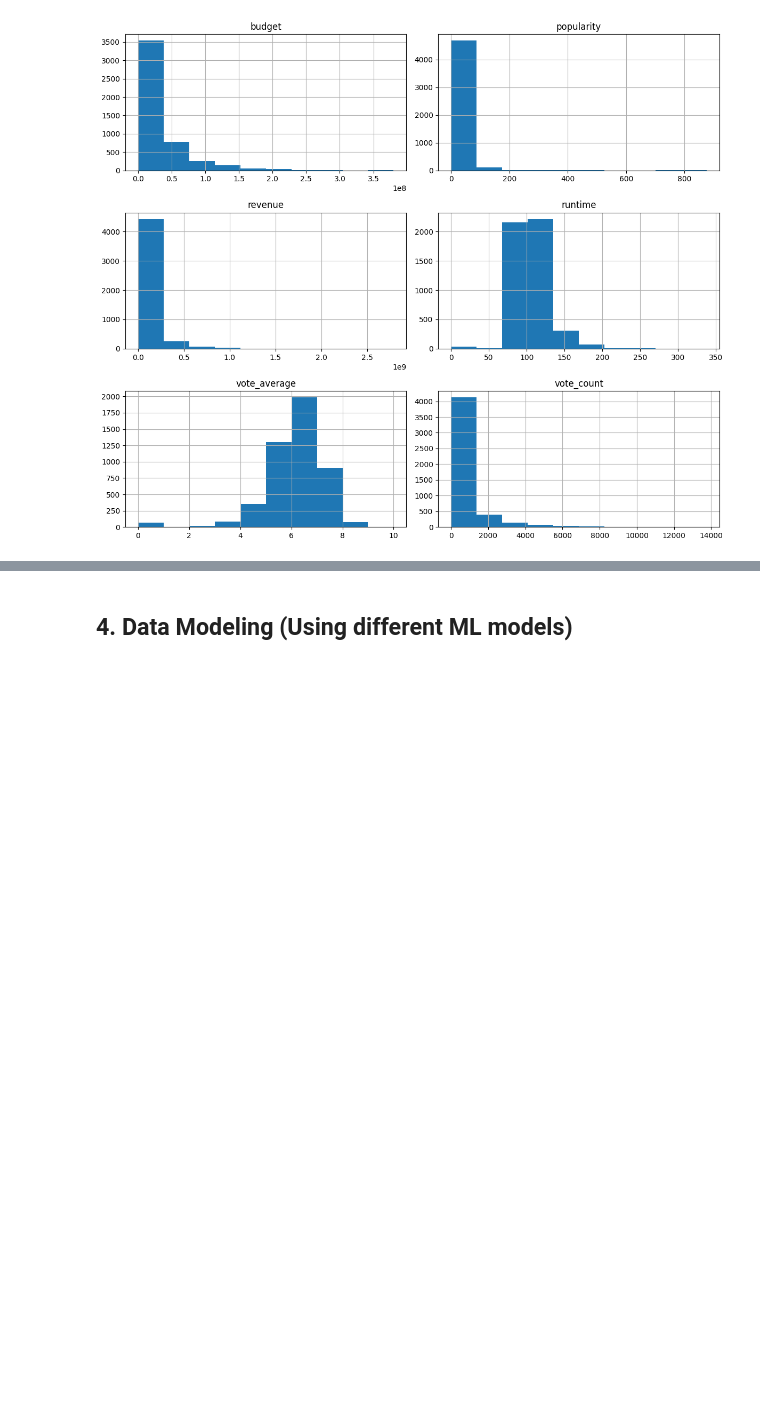
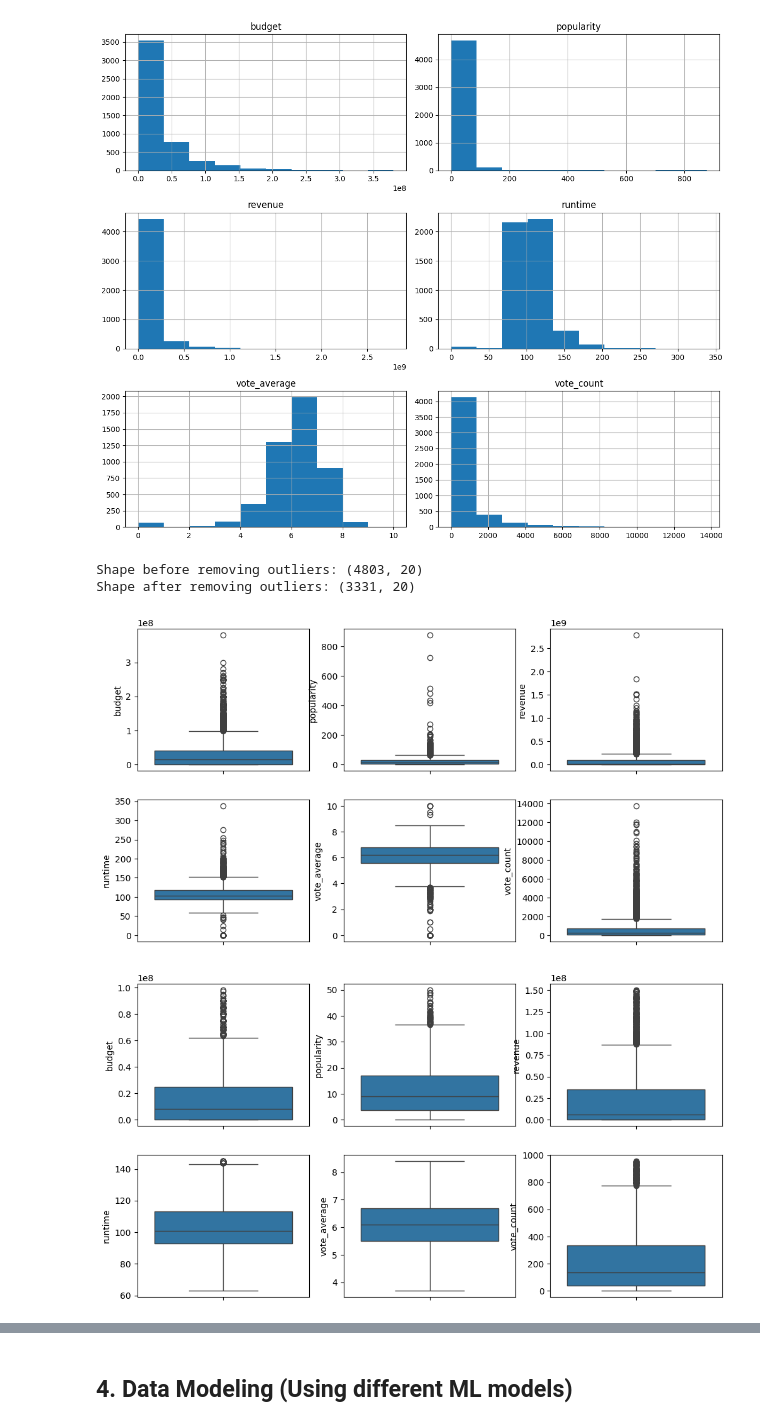
Before and after one commit to hsmmi/TMDB-5000-Movie-Dataset, a Jupyter notebook: main.ipynb, the cells around one changed output, grey strips where cells are left out. Cells and saved outputs as stored; diff of their text form; code cells hidden in the pictures; blank space fills up the shorter version.

```diff
--- a/main.ipynb
+++ b/main.ipynb
@@ -270,3 +270,32 @@ plt.tight_layout()
 plt.show()
 # %% [output]
 [figure]
+# %%
+# Check for outliers
+def check_for_outliers(df, columns):
+    plt.figure(figsize=(12, 10))
+    for i, column in enumerate(columns, 1):
+        plt.subplot(3, 3, i)
+        sns.boxplot(df[column])
+
+check_for_outliers(df, numerical_features)
+
+# Remove outliers
+def remove_outliers(df, columns):
+    for column in columns:
+        q1 = df[column].quantile(0.25)
+        q3 = df[column].quantile(0.75)
+        iqr = q3 - q1
+        lower_bound = q1 - 1.5 * iqr
+        upper_bound = q3 + 1.5 * iqr
+        df = df[(df[column] > lower_bound) & (df[column] < upper_bound)]
+    return df
+print(f'Shape before removing outliers: {df.shape}')
+df = remove_outliers(df, numerical_features)
+print(f'Shape after removing outliers: {df.shape}')
+check_for_outliers(df, numerical_features)
+# %% [output]
+Shape before removing outliers: (4803, 20)
+Shape after removing outliers: (3331, 20)
+[figure, added]
+[figure, added]
```
Also changed, not shown: parts of 10 cells of this notebook, 2 other files.
